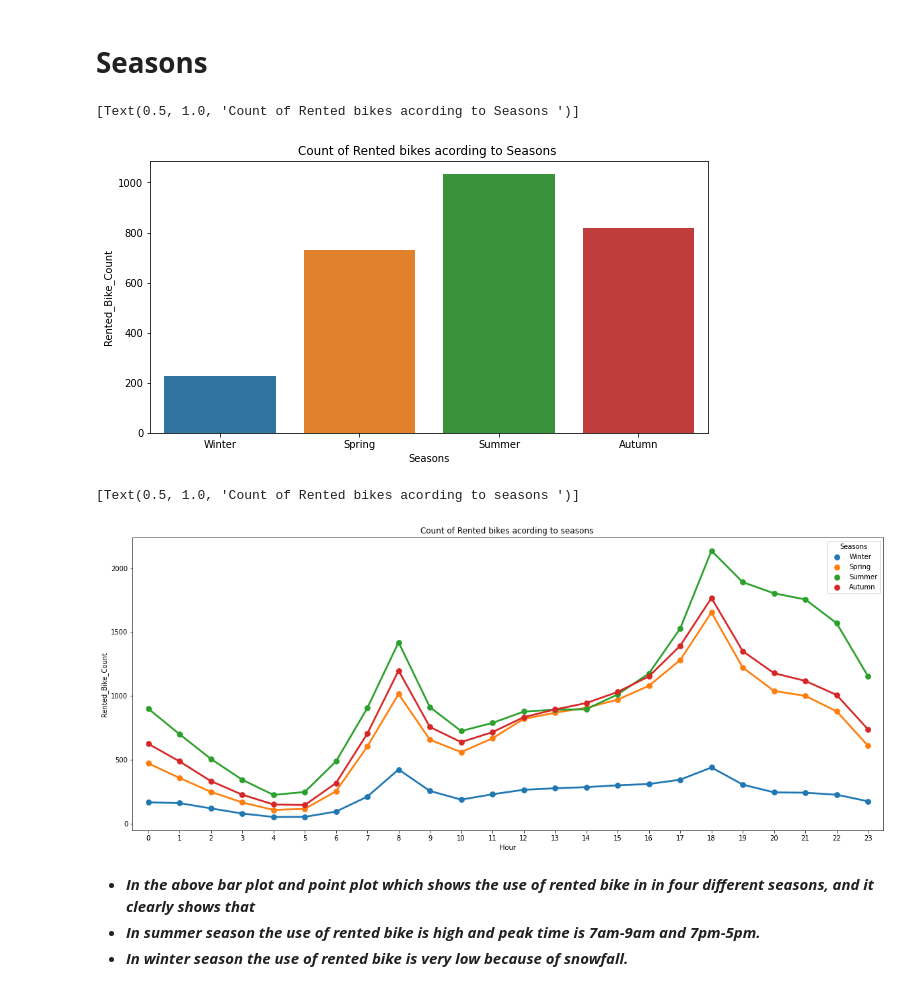
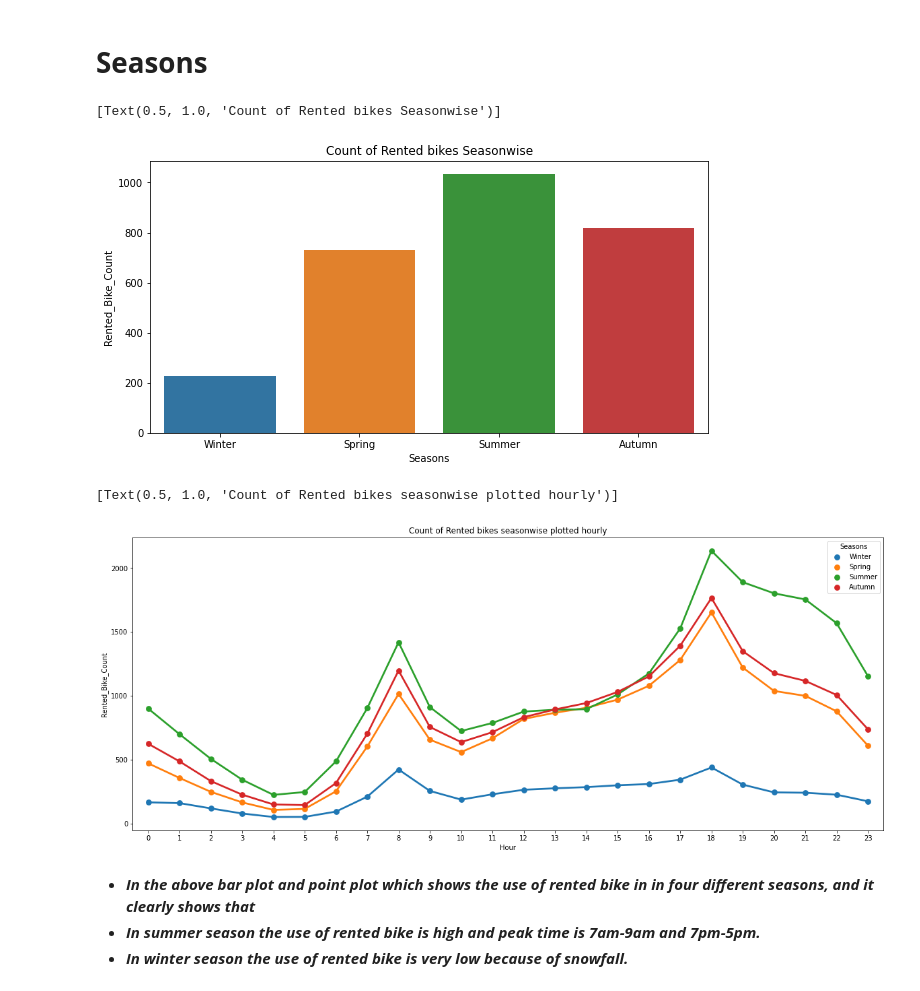
Before and after one commit to V-dit/Supervised-regression-bike-sharing-demand-prediction, a Jupyter notebook: Bike_Sharing_Demand_Prediction_Capstone_Project.ipynb, the cells around one changed output. Saved outputs shown, nothing was run; the diff lists cells and outputs as text; code cells hidden in the pictures.

```diff
--- a/Bike_Sharing_Demand_Prediction_Capstone_Project.ipynb
+++ b/Bike_Sharing_Demand_Prediction_Capstone_Project.ipynb
@@ -492,19 +495,19 @@ ax.set(title='Count of Rented bikes acording to Functioning Day ')
 # %%
 # Anlysis of data by vizualisation
 fig,ax=plt.subplots(figsize=(10,5))
 sns.barplot(data=bike_df,x='Seasons',y='Rented_Bike_Count',ax=ax,capsize=.2,ci=None)
-ax.set(title='Count of Rented bikes acording to Seasons ')
+ax.set(title='Count of Rented bikes Seasonwise')
 # %% [output]
-[Text(0.5, 1.0, 'Count of Rented bikes acording to Seasons ')]
+[Text(0.5, 1.0, 'Count of Rented bikes Seasonwise')]
-[figure, old version]
+[figure, new version]
 # %%
 # Anlysis of data by vizualisation
 fig,ax=plt.subplots(figsize=(20,8))
 sns.pointplot(data=bike_df,x='Hour',y='Rented_Bike_Count',hue='Seasons',ax=ax,ci=None)
-ax.set(title='Count of Rented bikes acording to seasons ')
+ax.set(title='Count of Rented bikes seasonwise plotted hourly')
 # %% [output]
-[Text(0.5, 1.0, 'Count of Rented bikes acording to seasons ')]
+[Text(0.5, 1.0, 'Count of Rented bikes seasonwise plotted hourly')]
-[figure, old version]
+[figure, new version]
 # %% [markdown]
 
 
```
Also changed, not shown: parts of 39 cells of this notebook.
